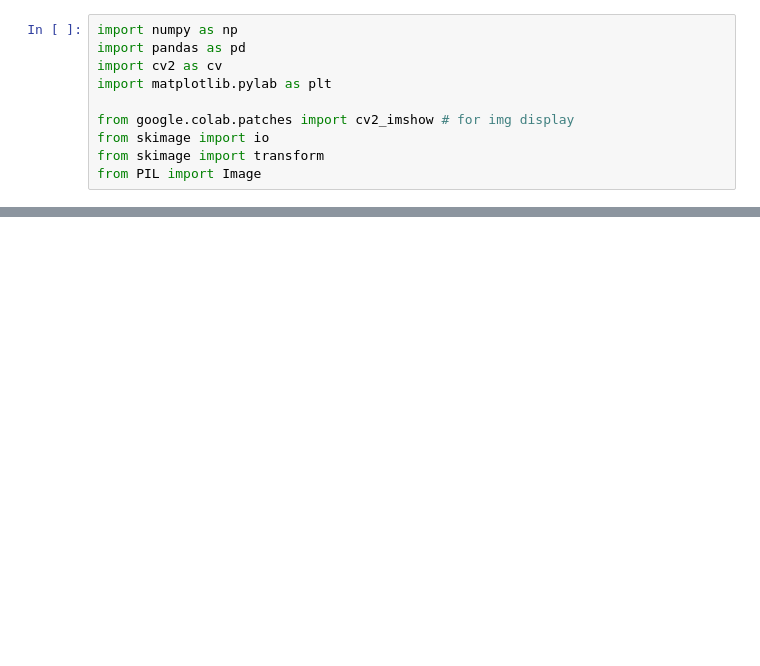
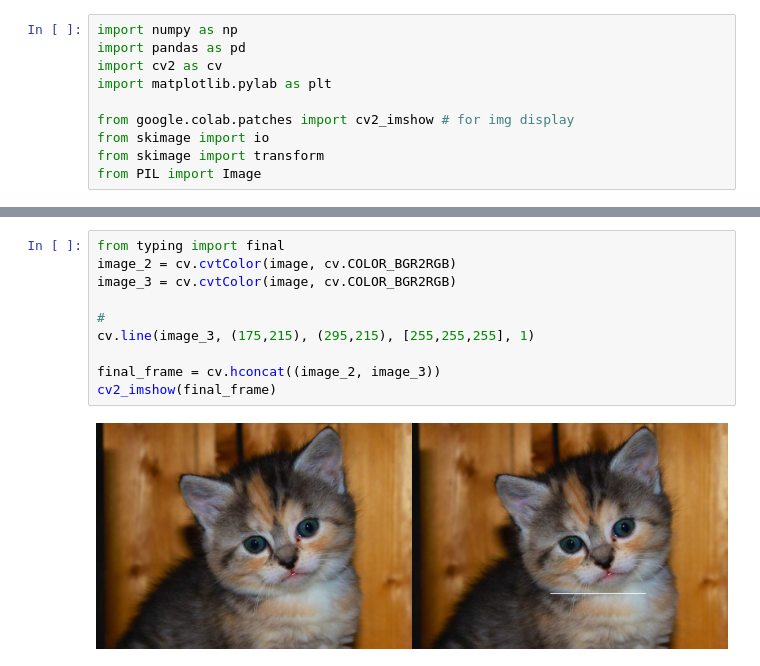
Before and after one commit to Raihandany/PCVK_Ganjil_2023, a Jupyter notebook: Week1_PCVK_2023.ipynb, the cells around one changed output, grey strips where cells are left out. Saved outputs shown, nothing was run; the diff lists cells and outputs as text; blank space fills up the shorter version.

```diff
--- a/Week1_PCVK_2023.ipynb
+++ b/Week1_PCVK_2023.ipynb
@@ -63,0 +111,12 @@ cv2_imshow(final_frame)
+# %%
+from typing import final
+image_2 = cv.cvtColor(image, cv.COLOR_BGR2RGB)
+image_3 = cv.cvtColor(image, cv.COLOR_BGR2RGB)
+
+#
+cv.line(image_3, (175,215), (295,215), [255,255,255], 1)
+
+final_frame = cv.hconcat((image_2, image_3))
+cv2_imshow(final_frame)
+# %% [output]
+[figure, added]
```
Also changed, not shown: parts of 8 cells of this notebook.
